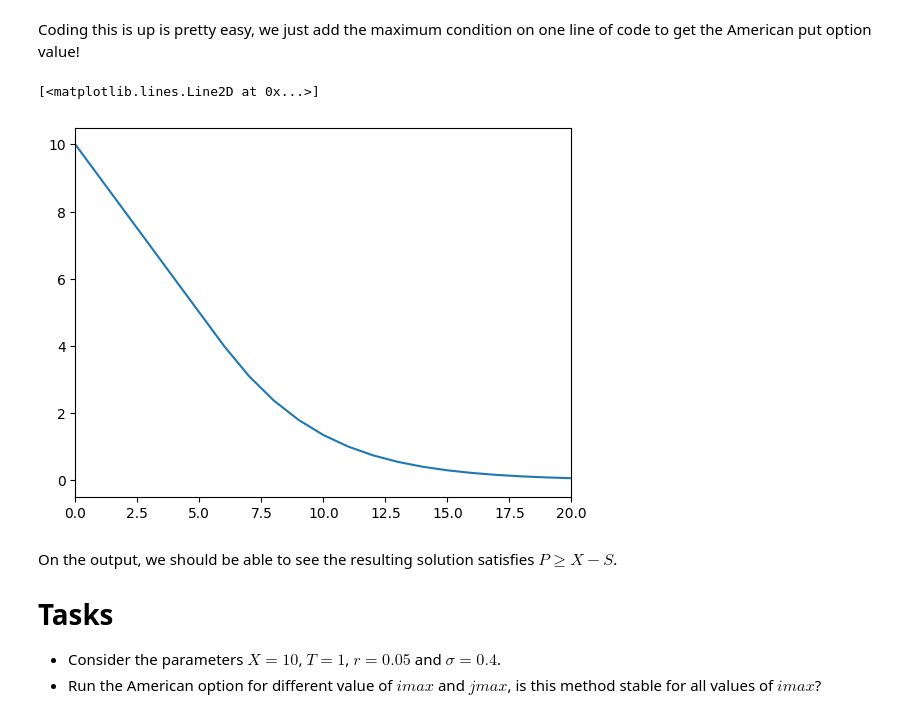
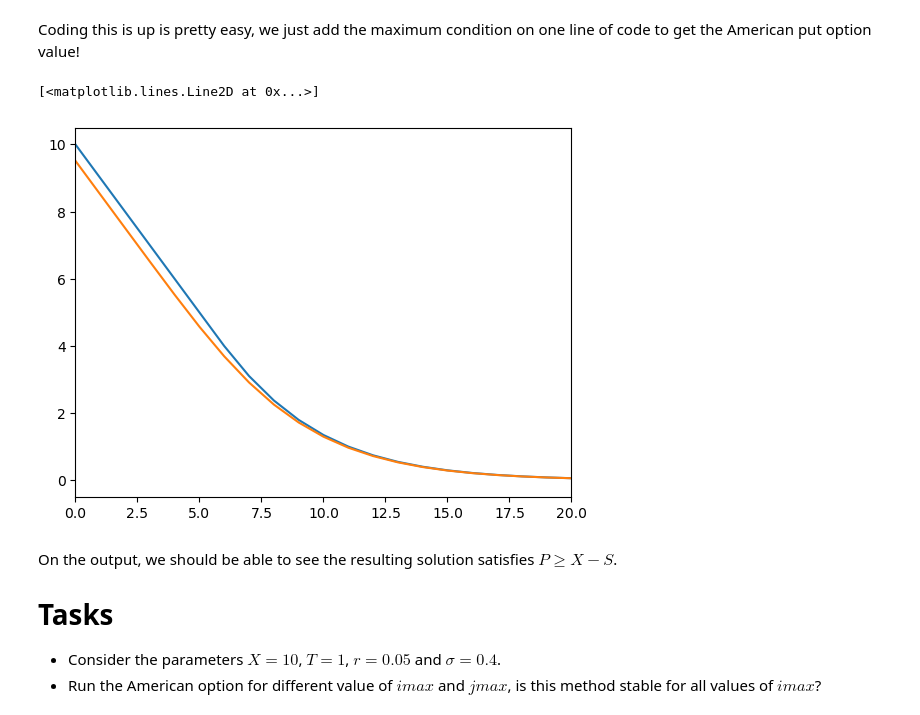
Before and after one commit to pjohno/MATH60082-python, a Jupyter notebook: MATH60082-lab-class-10.ipynb, the cells around one changed output. Cells and saved outputs as stored; diff of their text form; code cells hidden in the pictures.

```diff
--- a/MATH60082-lab-class-10.ipynb
+++ b/MATH60082-lab-class-10.ipynb
@@ -98,12 +140,14 @@ def finiteDiff_AmericanPut( X,T, r,sigma, SU,imax,jmax):
 # %%
-S,vNew = finiteDiff_AmericanPut(10,1,0.05 , 0.4,50,1000,50)
+S,V_amer = finiteDiff_AmericanPut(10,1,0.05 , 0.4,50,1000,50)
+S,V_euro = finiteDiff_EuropeanPut(10,1,0.05 , 0.4,50,1000,50)
 
 # check a plot to see what it looks like
 plt.xlim(0,20)
-plt.plot(S,vNew)
+plt.plot(S,V_amer)
+plt.plot(S,V_euro)
 # %% [output]
 [<matplotlib.lines.Line2D at 0x...>]
-[figure, old version]
+[figure, new version]
 # %% [markdown]
 On the output, we should be able to see the resulting solution satisfies $P\geq X-S$.
 
```
Also changed, not shown: parts of 5 cells of this notebook, 1 other file.
